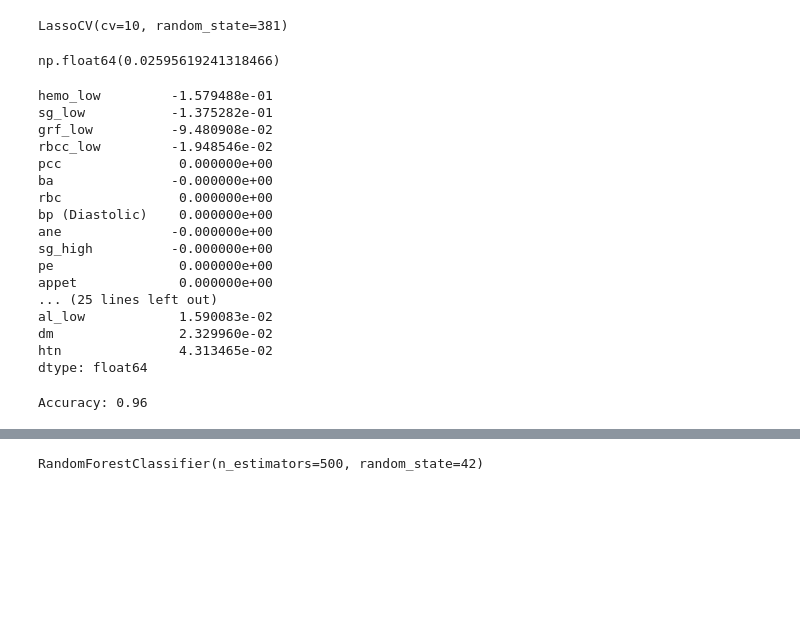
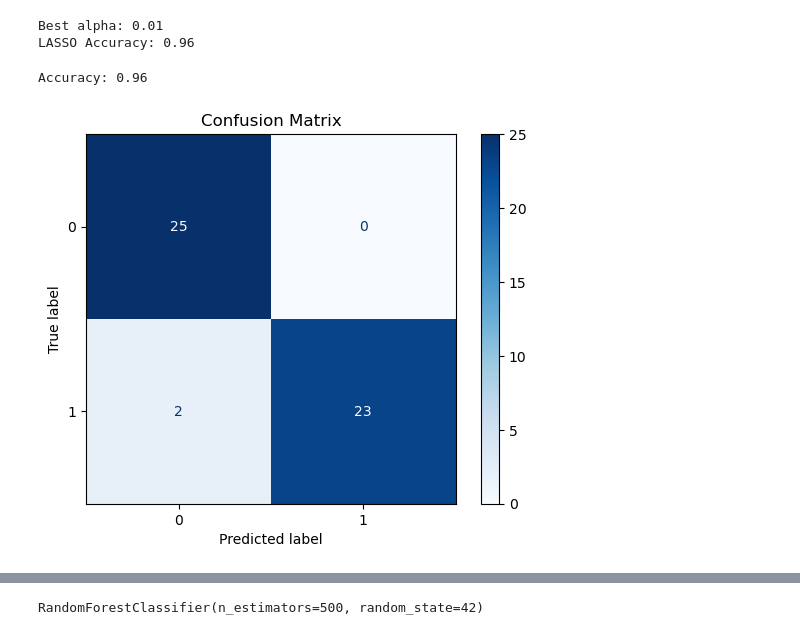
Before and after one commit to Shedglitter/CMSE381-KidneyProject, a Jupyter notebook: KidneyProjectWorks.ipynb, the cells around one changed output, grey strips where cells are left out. Cells and saved outputs as stored; diff of their text form; code cells hidden in the pictures; blank space fills up the shorter version.

Commit message:
Updates on images and descriptions

```diff
--- a/KidneyProjectWorks.ipynb
+++ b/KidneyProjectWorks.ipynb
@@ -117,40 +143,36 @@ X_train, X_test, y_train, y_test = train_test_split(X, y, test_size = 0.25, rand
 scaler = StandardScaler()
 X_train_scaled = scaler.fit_transform(X_train)
 X_test_scaled = scaler.transform(X_test)
-# %%
-lasso = LassoCV(cv=10, random_state = 381)
-lasso.fit(X_train_scaled, y_train)
-# %% [output]
-LassoCV(cv=10, random_state=381)
 # %%
-lasso.alpha_
+
+alpha_grid = {'alpha': [0.0001, 0.001, 0.01, 0.1, 1, 5, 10]}
+
+lasso_base = Lasso(random_state=381)
+
+
+grid_lasso = GridSearchCV(lasso_base,alpha_grid,cv=10,scoring='neg_mean_squared_error',n_jobs=-1)
+
+grid_lasso.fit(X_train_scaled, y_train)
+
+print("Best alpha:", grid_lasso.best_params_['alpha'])
+best_lasso = grid_lasso.best_estimator_
+
+# Predict using best model
+lasso_pred = (best_lasso.predict(X_test_scaled) > 0.5).astype(int)
+lasso_acc = accuracy_score(y_test, lasso_pred)
+
+print("LASSO Accuracy:", lasso_acc)
 # %% [output]
-np.float64(0.02595619241318466)
+Best alpha: 0.01
+LASSO Accuracy: 0.96
-# %%
-coef = pd.Series(lasso.coef_, index=X.columns)
-coef.sort_values()
-# %% [output]
-hemo_low         -1.579488e-01
-sg_low           -1.375282e-01
-grf_low          -9.480908e-02
-rbcc_low         -1.948546e-02
-pcc               0.000000e+00
-ba               -0.000000e+00
-rbc               0.000000e+00
-bp (Diastolic)    0.000000e+00
-ane              -0.000000e+00
-sg_high          -0.000000e+00
-pe                0.000000e+00
-appet             0.000000e+00
-... (25 lines left out)
-al_low            1.590083e-02
-dm                2.329960e-02
-htn               4.313465e-02
-dtype: float64
 # %%
-y_pred = lasso.predict(X_test_scaled)
-y_pred_class = (y_pred >0.5).astype(int)
-
-print('Accuracy:', accuracy_score(y_test, y_pred_class))
 # %% [output]
 Accuracy: 0.96
+# %%
+cm = confusion_matrix(y_test, y_pred_class)
+disp = ConfusionMatrixDisplay(confusion_matrix=cm)
+disp.plot(cmap="Blues")
+plt.title("Confusion Matrix")
+plt.show()
+# %% [output]
+[figure, added]
```
Also changed, not shown: parts of 6 cells of this notebook, 2 other files.
